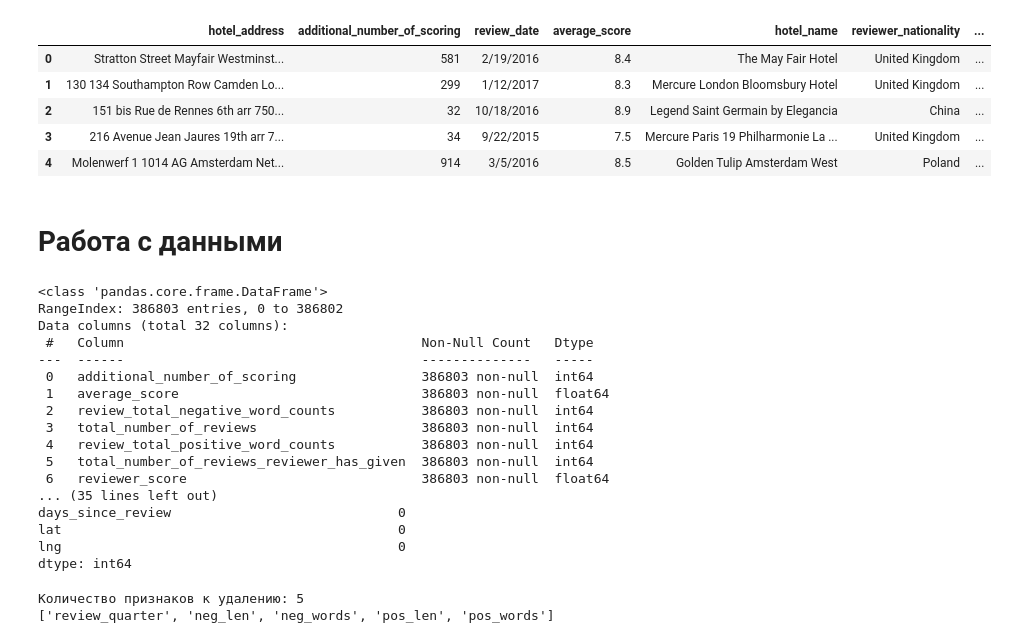
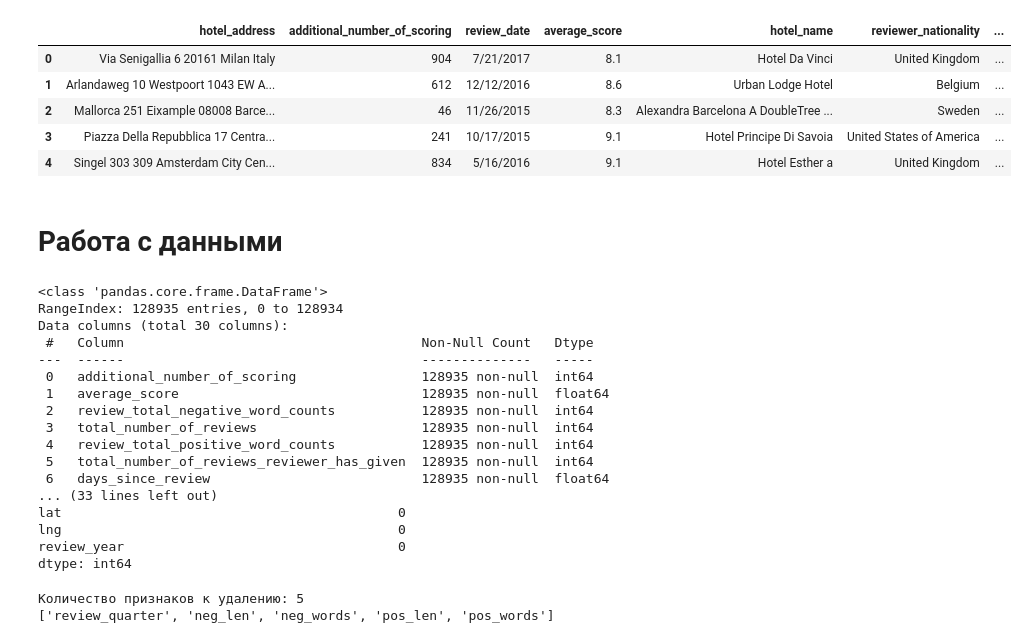
Before and after one commit to Aleksandr219-0/sf_data_science, a Jupyter notebook: PROJECT-3. EDA + Feature Engineering/pr.ipynb, the cells around one changed output. Saved outputs shown, nothing was run; the diff lists cells and outputs as text; code cells hidden in the pictures.

```diff
--- a/PROJECT-3. EDA + Feature Engineering/pr.ipynb
+++ b/PROJECT-3. EDA + Feature Engineering/pr.ipynb
@@ -1,18 +1,18 @@
 # %%
 import pandas as pd
 import numpy as np
 import re
 import ast
 
-hotels = pd.read_csv(r"C:\Users\aleks\Downloads\hotels.csv")
+hotels = pd.read_csv(r"C:\Users\aleks\Downloads\hotels_test.csv\hotels_test.csv")
 hotels.head()
 # %% [output]
 |  | hotel_address | additional_number_of_scoring | review_date | average_score | hotel_name | reviewer_nationality | ... |
-| 0 | Stratton Street Mayfair Westminst... | 581 | 2/19/2016 | 8.4 | The May Fair Hotel | United Kingdom | ... |
-| 1 | 130 134 Southampton Row Camden Lo... | 299 | 1/12/2017 | 8.3 | Mercure London Bloomsbury Hotel | United Kingdom | ... |
-| 2 | 151 bis Rue de Rennes 6th arr 750... | 32 | 10/18/2016 | 8.9 | Legend Saint Germain by Elegancia | China | ... |
-| 3 | 216 Avenue Jean Jaures 19th arr 7... | 34 | 9/22/2015 | 7.5 | Mercure Paris 19 Philharmonie La ... | United Kingdom | ... |
-| 4 | Molenwerf 1 1014 AG Amsterdam Net... | 914 | 3/5/2016 | 8.5 | Golden Tulip Amsterdam West | Poland | ... |
+| 0 | Via Senigallia 6 20161 Milan Italy | 904 | 7/21/2017 | 8.1 | Hotel Da Vinci | United Kingdom | ... |
+| 1 | Arlandaweg 10 Westpoort 1043 EW A... | 612 | 12/12/2016 | 8.6 | Urban Lodge Hotel | Belgium | ... |
+| 2 | Mallorca 251 Eixample 08008 Barce... | 46 | 11/26/2015 | 8.3 | Alexandra Barcelona A DoubleTree ... | Sweden | ... |
+| 3 | Piazza Della Repubblica 17 Centra... | 241 | 10/17/2015 | 9.1 | Hotel Principe Di Savoia | United States of America | ... |
+| 4 | Singel 303 309 Amsterdam City Cen... | 834 | 5/16/2016 | 9.1 | Hotel Esther a | United Kingdom | ... |
 # %% [markdown]
 # Работа с данными
 # %%
@@ -121,21 +121,21 @@ print(df_ml.info())
 print(df_ml.isna().sum().sort_values(ascending=False).head(10))
 # %% [output]
 <class 'pandas.core.frame.DataFrame'>
-RangeIndex: 386803 entries, 0 to 386802
-Data columns (total 32 columns):
+RangeIndex: 128935 entries, 0 to 128934
+Data columns (total 30 columns):
  #   Column                                      Non-Null Count   Dtype
 ---  ------                                      --------------   -----
- 0   additional_number_of_scoring                386803 non-null  int64
- 1   average_score                               386803 non-null  float64
- 2   review_total_negative_word_counts           386803 non-null  int64
- 3   total_number_of_reviews                     386803 non-null  int64
- 4   review_total_positive_word_counts           386803 non-null  int64
- 5   total_number_of_reviews_reviewer_has_given  386803 non-null  int64
- 6   reviewer_score                              386803 non-null  float64
-... (35 lines left out)
-days_since_review                             0
+ 0   additional_number_of_scoring                128935 non-null  int64
+ 1   average_score                               128935 non-null  float64
+ 2   review_total_negative_word_counts           128935 non-null  int64
+ 3   total_number_of_reviews                     128935 non-null  int64
+ 4   review_total_positive_word_counts           128935 non-null  int64
+ 5   total_number_of_reviews_reviewer_has_given  128935 non-null  int64
+ 6   days_since_review                           128935 non-null  float64
+... (33 lines left out)
 lat                                           0
 lng                                           0
+review_year                                   0
 dtype: int64
 # %%
 import numpy as np
```
Also changed, not shown: parts of 11 cells of this notebook.
